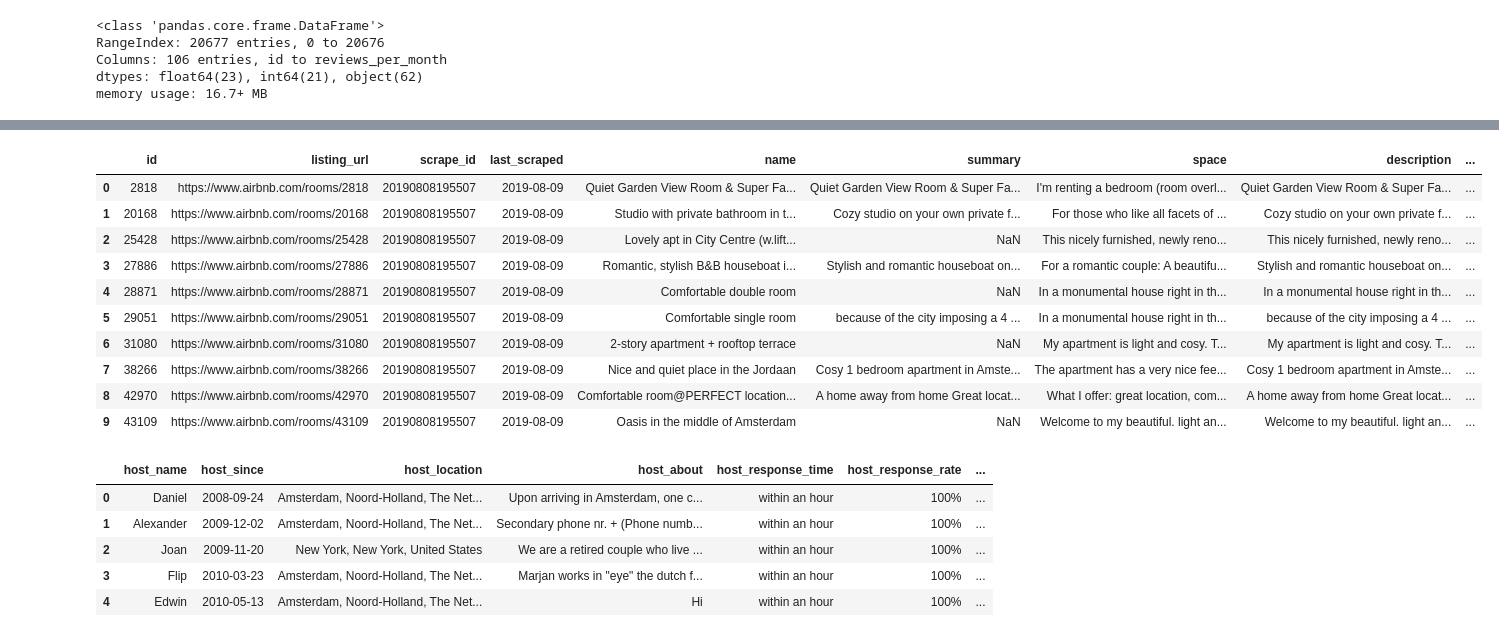
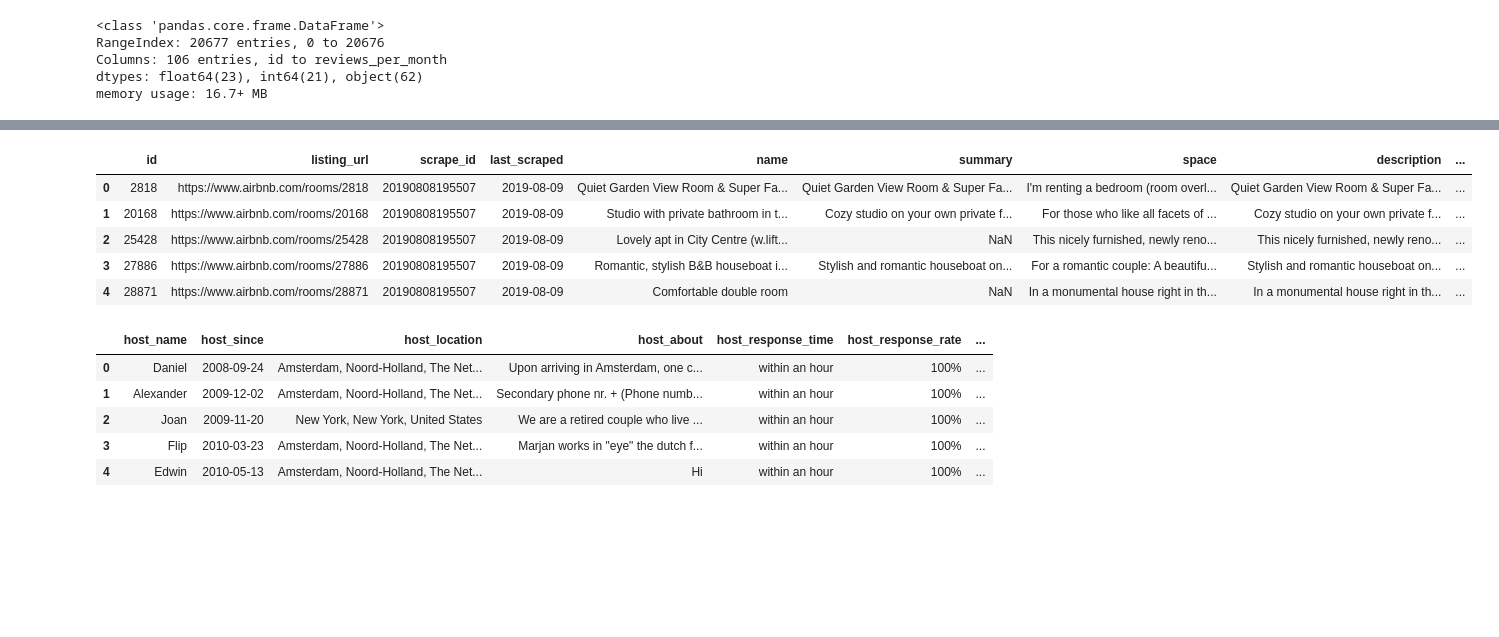
Before and after one commit to holiday007/Small-Data-Science-Projects, a Jupyter notebook: Python Projects/Aiabnb Project by Holiday (Shuyuan) Tang.ipynb, the cells around one changed output, grey strips where cells are left out. Cells and saved outputs as stored; diff of their text form; code cells hidden in the pictures; blank space fills up the shorter version.

```diff
--- a/Python Projects/Aiabnb Project by Holiday (Shuyuan) Tang.ipynb
+++ b/Python Projects/Aiabnb Project by Holiday (Shuyuan) Tang.ipynb
@@ -52,18 +41,13 @@ col_list[0:10]
 # %%
 # View first 20 columns
-df[col_list[0:20]].head(10)
+df[col_list[0:20]].head()
 # %% [output]
 |  | id | listing_url | scrape_id | last_scraped | name | summary | space | description | ... |
 | 0 | 2818 | https://www.airbnb.com/rooms/2818 | 20190808195507 | 2019-08-09 | Quiet Garden View Room & Super Fa... | Quiet Garden View Room & Super Fa... | I'm renting a bedroom (room overl... | Quiet Garden View Room & Super Fa... | ... |
 | 1 | 20168 | https://www.airbnb.com/rooms/20168 | 20190808195507 | 2019-08-09 | Studio with private bathroom in t... | Cozy studio on your own private f... | For those who like all facets of ... | Cozy studio on your own private f... | ... |
 | 2 | 25428 | https://www.airbnb.com/rooms/25428 | 20190808195507 | 2019-08-09 | Lovely apt in City Centre (w.lift... | NaN | This nicely furnished, newly reno... | This nicely furnished, newly reno... | ... |
 | 3 | 27886 | https://www.airbnb.com/rooms/27886 | 20190808195507 | 2019-08-09 | Romantic, stylish B&B houseboat i... | Stylish and romantic houseboat on... | For a romantic couple: A beautifu... | Stylish and romantic houseboat on... | ... |
 | 4 | 28871 | https://www.airbnb.com/rooms/28871 | 20190808195507 | 2019-08-09 | Comfortable double room | NaN | In a monumental house right in th... | In a monumental house right in th... | ... |
-| 5 | 29051 | https://www.airbnb.com/rooms/29051 | 20190808195507 | 2019-08-09 | Comfortable single room | because of the city imposing a 4 ... | In a monumental house right in th... | because of the city imposing a 4 ... | ... |
-| 6 | 31080 | https://www.airbnb.com/rooms/31080 | 20190808195507 | 2019-08-09 | 2-story apartment + rooftop terrace | NaN | My apartment is light and cosy. T... | My apartment is light and cosy. T... | ... |
-| 7 | 38266 | https://www.airbnb.com/rooms/38266 | 20190808195507 | 2019-08-09 | Nice and quiet place in the Jordaan | Cosy 1 bedroom apartment in Amste... | The apartment has a very nice fee... | Cosy 1 bedroom apartment in Amste... | ... |
-| 8 | 42970 | https://www.airbnb.com/rooms/42970 | 20190808195507 | 2019-08-09 | Comfortable room@PERFECT location... | A home away from home Great locat... | What I offer: great location, com... | A home away from home Great locat... | ... |
-| 9 | 43109 | https://www.airbnb.com/rooms/43109 | 20190808195507 | 2019-08-09 | Oasis in the middle of Amsterdam | NaN | Welcome to my beautiful. light an... | Welcome to my beautiful. light an... | ... |
 # %%
 # view next 20 columns
 df[col_list[21:41]].head()
```
Also changed, not shown: parts of 12 cells of this notebook.
